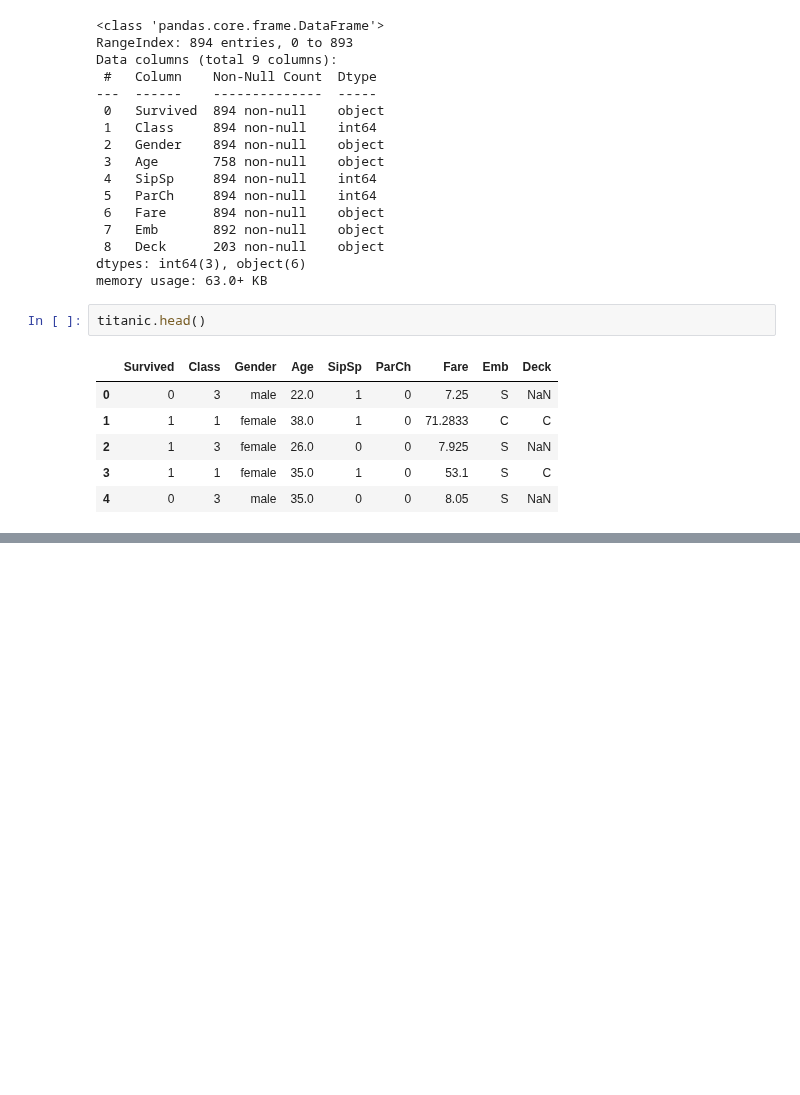
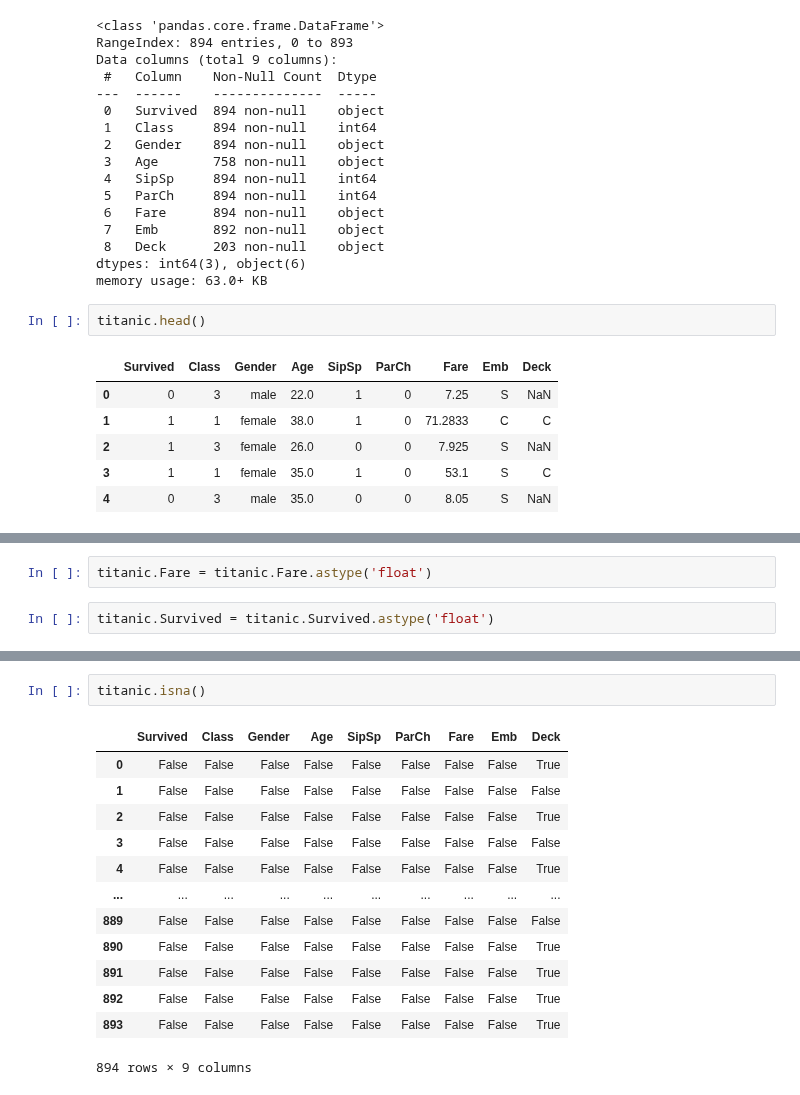
Before and after one commit to alchemistbg/udemy-the-complete-pandas-bootcamp, a Jupyter notebook: Section-13/Cleaning_Data.ipynb, the cells around one changed output, grey strips where cells are left out. Saved outputs shown, nothing was run; the diff lists cells and outputs as text; blank space fills up the shorter version.

```diff
--- a/Section-13/Cleaning_Data.ipynb
+++ b/Section-13/Cleaning_Data.ipynb
@@ -382,0 +413,4 @@ titanic.head()
+# %%
+titanic.Fare = titanic.Fare.astype('float')
+# %%
+titanic.Survived = titanic.Survived.astype('float')
@@ -382,0 +586,16 @@ titanic.head()
+# %%
+titanic.isna()
+# %% [output]
+|  | Survived | Class | Gender | Age | SipSp | ParCh | Fare | Emb | Deck |
+| 0 | False | False | False | False | False | False | False | False | True |
+| 1 | False | False | False | False | False | False | False | False | False |
+| 2 | False | False | False | False | False | False | False | False | True |
+| 3 | False | False | False | False | False | False | False | False | False |
+| 4 | False | False | False | False | False | False | False | False | True |
+| ... | ... | ... | ... | ... | ... | ... | ... | ... | ... |
+| 889 | False | False | False | False | False | False | False | False | False |
+| 890 | False | False | False | False | False | False | False | False | True |
+| 891 | False | False | False | False | False | False | False | False | True |
+| 892 | False | False | False | False | False | False | False | False | True |
+| 893 | False | False | False | False | False | False | False | False | True |
+894 rows × 9 columns
```
Also changed, not shown: parts of 24 cells of this notebook, 1 other file.
